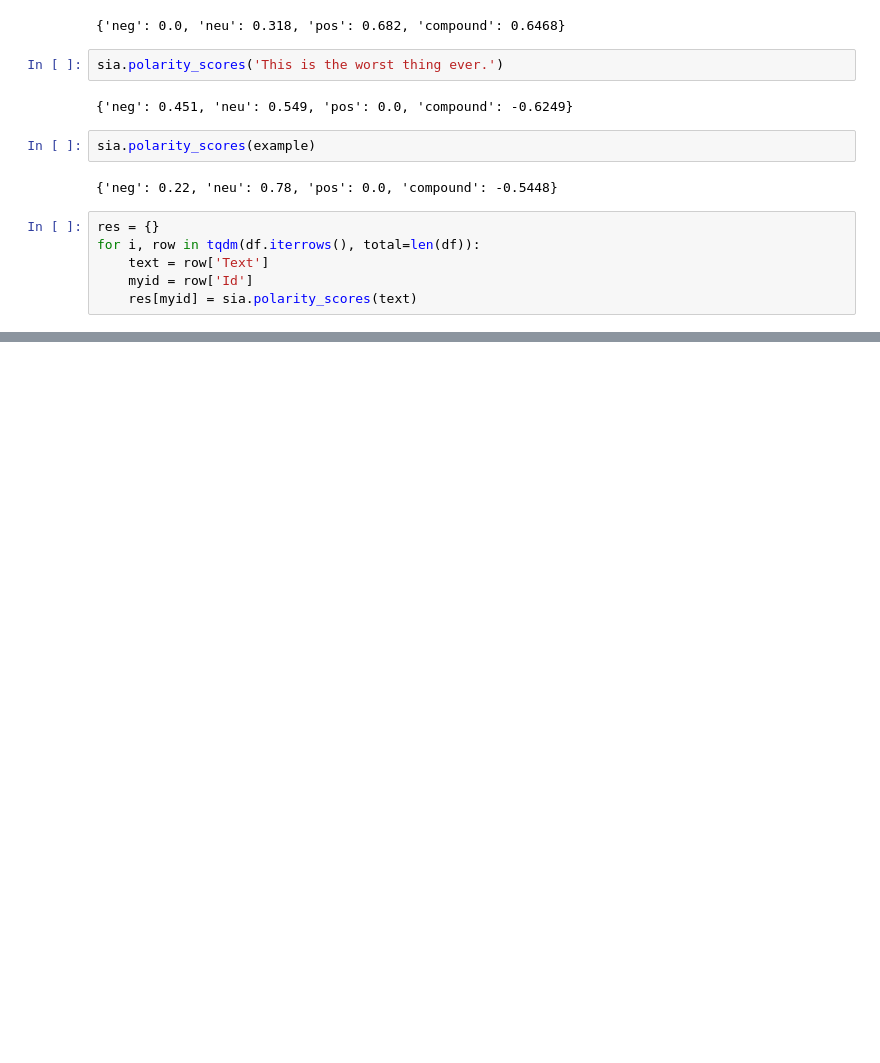
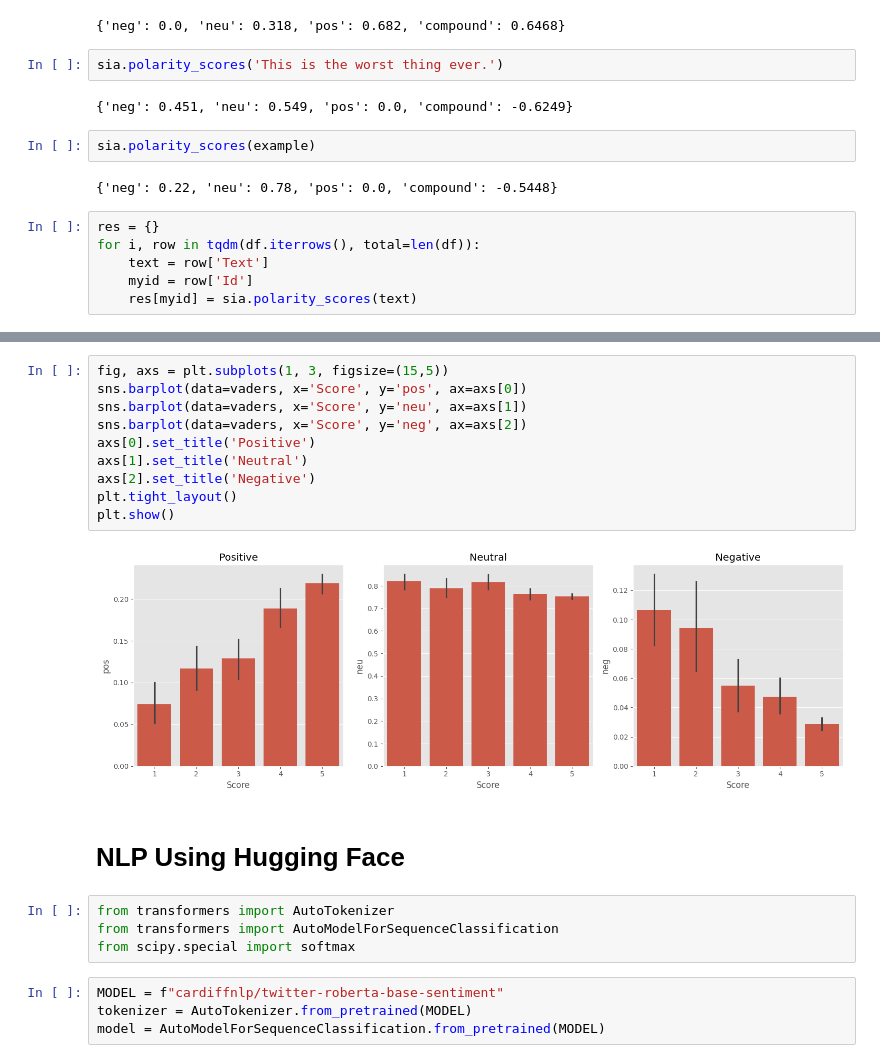
Before and after one commit to Tanmay7Mehta/SentimentAnalysis_NLTK, a Jupyter notebook: project.ipynb, the cells around one changed output, grey strips where cells are left out. Drawn from its saved outputs; the diff is of its cells as text; blank space fills up the shorter version.

Commit message:
NLPUsingHuggingFace

```diff
--- a/project.ipynb
+++ b/project.ipynb
@@ -118,0 +122,22 @@ pd.DataFrame(res).T
+# %%
+fig, axs = plt.subplots(1, 3, figsize=(15,5))
+sns.barplot(data=vaders, x='Score', y='pos', ax=axs[0])
+sns.barplot(data=vaders, x='Score', y='neu', ax=axs[1])
+sns.barplot(data=vaders, x='Score', y='neg', ax=axs[2])
+axs[0].set_title('Positive')
+axs[1].set_title('Neutral')
+axs[2].set_title('Negative')
+plt.tight_layout()
+plt.show()
+# %% [output]
+[figure, added]
+# %% [markdown]
+# NLP Using Hugging Face
+# %%
+from transformers import AutoTokenizer
+from transformers import AutoModelForSequenceClassification
+from scipy.special import softmax
+# %%
+MODEL = f"cardiffnlp/twitter-roberta-base-sentiment"
+tokenizer = AutoTokenizer.from_pretrained(MODEL)
+model = AutoModelForSequenceClassification.from_pretrained(MODEL)
```
Also changed, not shown: parts of 17 cells of this notebook, 1 other file.
